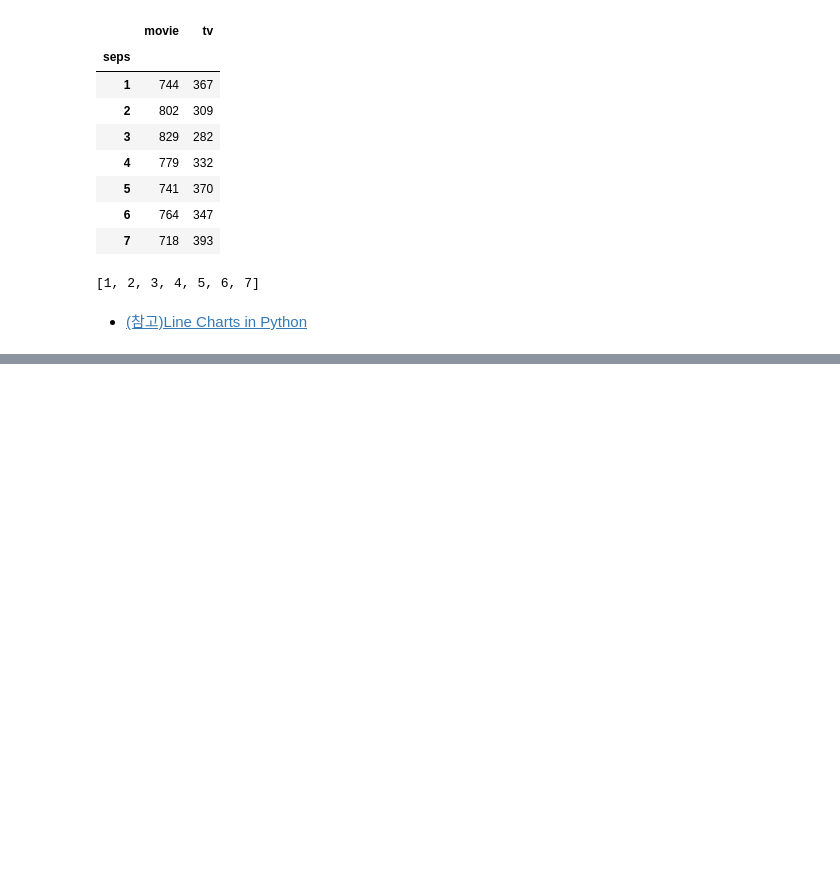
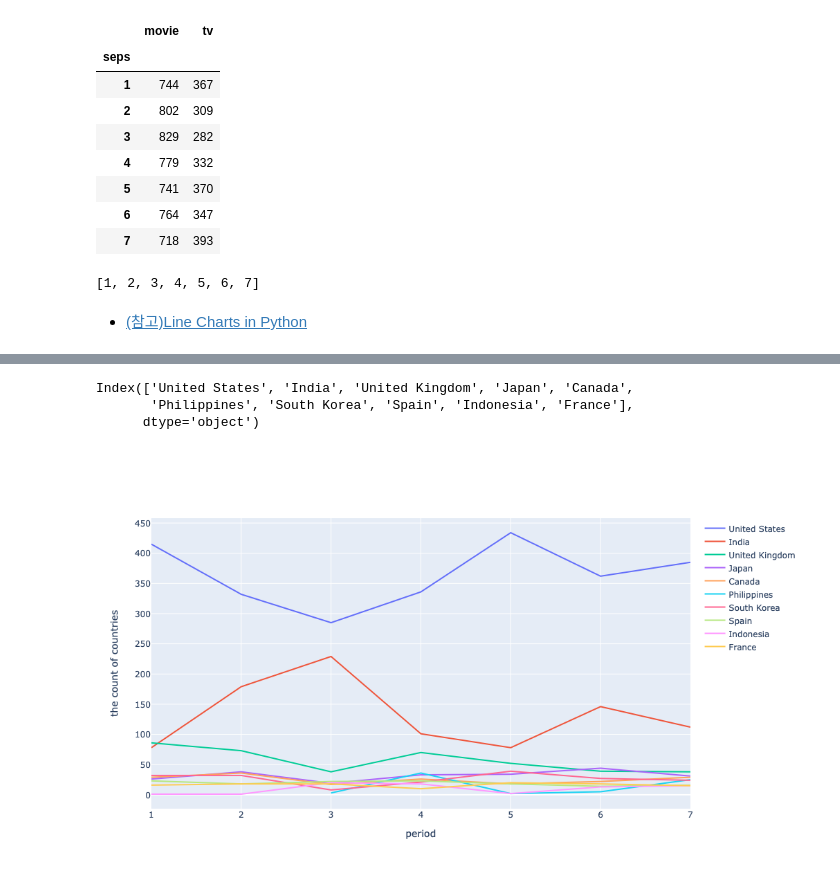
Before and after one commit to sw-song/kaggle-study, a Jupyter notebook: 27_netflix_trend_analysis/analysis_strategy_in_netflix.ipynb, the cells around one changed output, grey strips where cells are left out. Drawn from its saved outputs; the diff is of its cells as text; code cells hidden in the pictures; blank space fills up the shorter version.

```diff
--- a/27_netflix_trend_analysis/analysis_strategy_in_netflix.ipynb
+++ b/27_netflix_trend_analysis/analysis_strategy_in_netflix.ipynb
@@ -463,0 +504,3 @@ TV 시리즈에 대한 강한 시장 수요를 간접적으로 이해할 수 있
+# %%
+top10_countries = nflx.loc[nflx['seps']=='7','country'].value_counts()[:10].index
+top10_countries
@@ -463,0 +511,3 @@ TV 시리즈에 대한 강한 시장 수요를 간접적으로 이해할 수 있
+# %%
+seps_by_top10 = nflx.loc[nflx['country'].isin(top10_countries),['country','seps']]
+seps_by_top10
@@ -463,0 +541,20 @@ TV 시리즈에 대한 강한 시장 수요를 간접적으로 이해할 수 있
+# %%
+top10_countries
+# %% [output]
+Index(['United States', 'India', 'United Kingdom', 'Japan', 'Canada',
+       'Philippines', 'South Korea', 'Spain', 'Indonesia', 'France'],
+      dtype='object')
+# %%
+fig = go.Figure()
+for country in list(top10_countries):
+    count_country = seps_by_top10.loc[seps_by_top10['country'] == country].groupby('seps').count()
+    fig.add_trace(go.Scatter(x=count_country.index, y=count_country['country'],
+                         mode='lines', name=country))
+
+fig.update_layout(width=650, height=600,
+                  xaxis_title='period',
+                  yaxis_title='the count of countries')
+
+fig.show()
+# %% [output]
+[figure, added]
```
Also changed, not shown: parts of 15 cells of this notebook, 1 other file.
